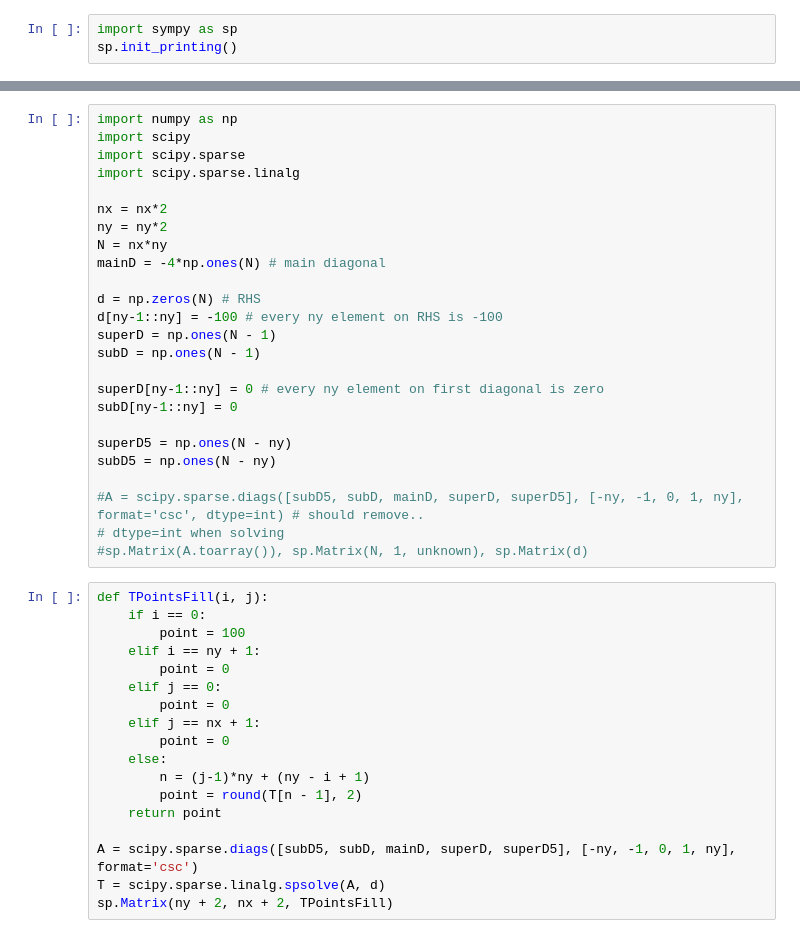
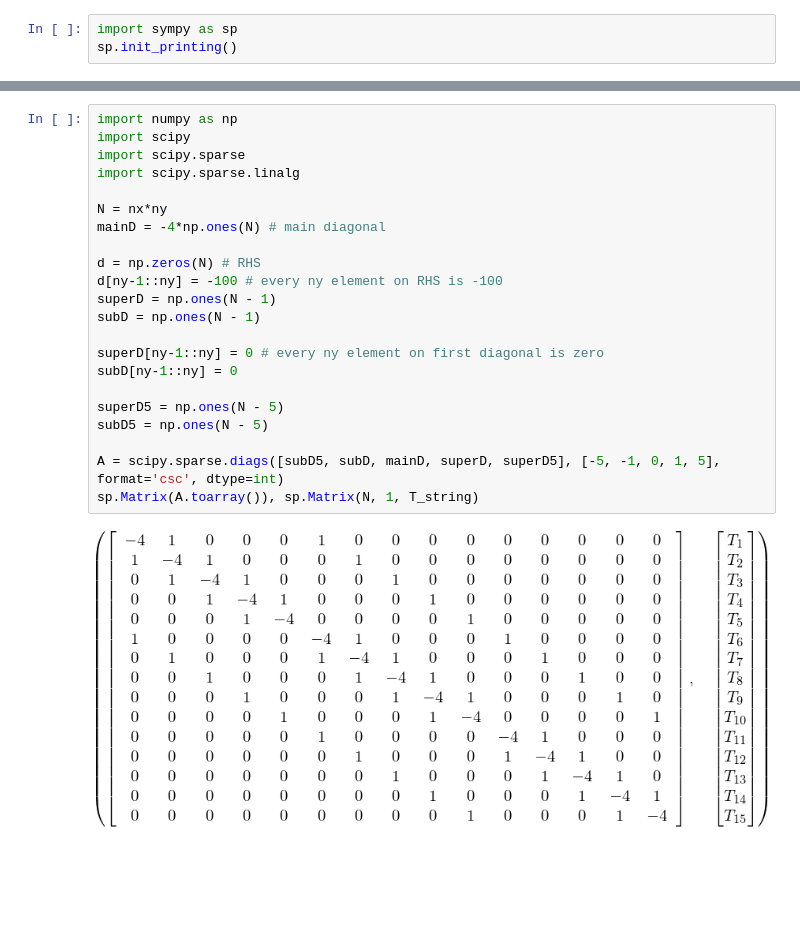
Before and after one commit to lrhgit/tkt4140, a Jupyter notebook: src/src-ch7/Laplace.ipynb, the cells around one changed output, grey strips where cells are left out. Saved outputs shown, nothing was run; the diff lists cells and outputs as text; blank space fills up the shorter version.

```diff
--- a/src/src-ch7/Laplace.ipynb
+++ b/src/src-ch7/Laplace.ipynb
@@ -185,43 +196,24 @@ sp.Matrix(Eqs)
 # %%
 import numpy as np
 import scipy
 import scipy.sparse
 import scipy.sparse.linalg
 
-nx = nx*2
-ny = ny*2
 N = nx*ny
 mainD = -4*np.ones(N) # main diagonal
 
 d = np.zeros(N) # RHS
 d[ny-1::ny] = -100 # every ny element on RHS is -100
 superD = np.ones(N - 1)
 subD = np.ones(N - 1)
 
 superD[ny-1::ny] = 0 # every ny element on first diagonal is zero
 subD[ny-1::ny] = 0
 
-superD5 = np.ones(N - ny)
-subD5 = np.ones(N - ny)
+superD5 = np.ones(N - 5)
+subD5 = np.ones(N - 5)
 
-#A = scipy.sparse.diags([subD5, subD, mainD, superD, superD5], [-ny, -1, 0, 1, ny], format='csc', dtype=int) # should remove..
-# dtype=int when solving
-#sp.Matrix(A.toarray()), sp.Matrix(N, 1, unknown), sp.Matrix(d)
+A = scipy.sparse.diags([subD5, subD, mainD, superD, superD5], [-5, -1, 0, 1, 5], format='csc', dtype=int)
+sp.Matrix(A.toarray()), sp.Matrix(N, 1, T_string)
+# %% [output]
+[figure, added]
-# %%
-def TPointsFill(i, j):
-    if i == 0:
-        point = 100
-    elif i == ny + 1:
-        point = 0
-    elif j == 0:
-        point = 0
-    elif j == nx + 1:
-        point = 0
-    else:
-        n = (j-1)*ny + (ny - i + 1)
-        point = round(T[n - 1], 2)
-    return point
-
-A = scipy.sparse.diags([subD5, subD, mainD, superD, superD5], [-ny, -1, 0, 1, ny], format='csc')
-T = scipy.sparse.linalg.spsolve(A, d)
-sp.Matrix(ny + 2, nx + 2, TPointsFill)
```
Also changed, not shown: parts of 16 cells of this notebook.
